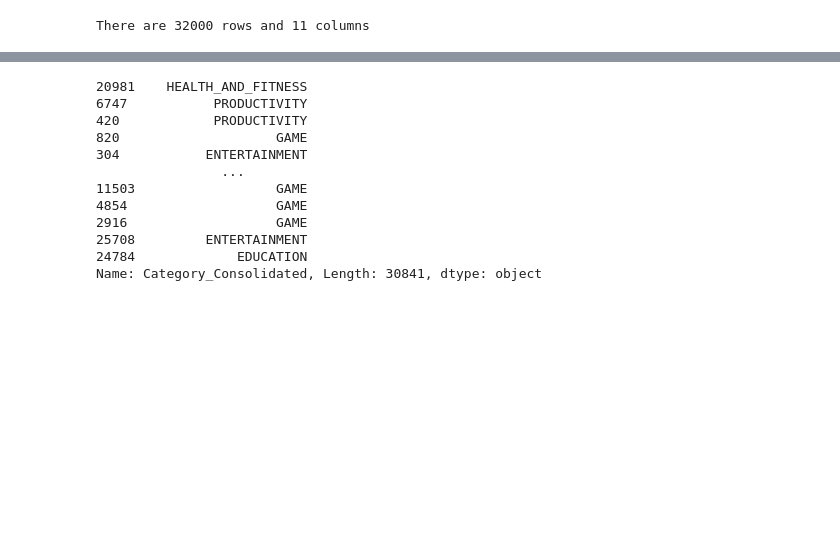
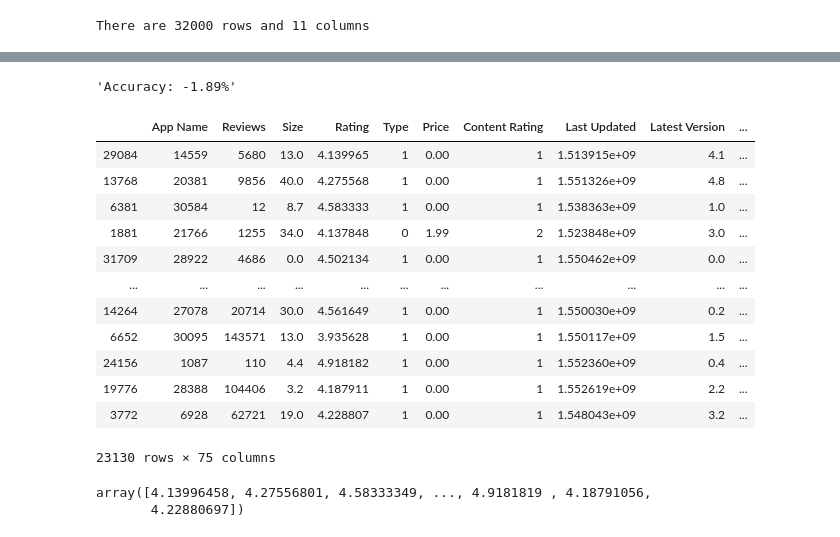
Before and after one commit to varun921995/App-Prophesy, a Jupyter notebook: dataset/Machine Modelling.ipynb, the cells around one changed output, grey strips where cells are left out. Drawn from its saved outputs; the diff is of its cells as text; code cells hidden in the pictures; blank space fills up the shorter version.

```diff
--- a/dataset/Machine Modelling.ipynb
+++ b/dataset/Machine Modelling.ipynb
@@ -224,15 +378,42 @@ Best cross-validation result (0.81) obtained for 211 trees
+# %%
+# Split data into training and testing sets
+features = ['App Name', 'Reviews', 'Size',
+            'Installs', 'Type', 'Price',
+            'Content Rating', 'Last Updated',
+            'Latest Version']
+
+features.extend(category_list)
+X = df_train[features]
+y = df_train['Rating']
+
+X_train, X_test, y_train, y_test = train_test_split(X, y, test_size = 0.25, random_state = 10)
+
+xgbModel = KNeighborsRegressor(n_neighbors=15)
+xgbModel.fit(X_train, y_train)
+accuracy = xgbModel.score(X_test,y_test)
+'Accuracy: ' + str(np.round(accuracy*100, 2)) + '%'
+# %% [output]
+'Accuracy: -1.89%'
 # %%
-df_train["Category_Consolidated"]
+df_train
-# %% [output]
-20981    HEALTH_AND_FITNESS
-6747           PRODUCTIVITY
-420            PRODUCTIVITY
-820                    GAME
-304           ENTERTAINMENT
-                ...
-11503                  GAME
-4854                   GAME
-2916                   GAME
-25708         ENTERTAINMENT
-24784             EDUCATION
-Name: Category_Consolidated, Length: 30841, dtype: object
+# %%
+X_train
+# %% [output]
+|  | App Name | Reviews | Size | Rating | Type | Price | Content Rating | Last Updated | Latest Version | ... |
+| 29084 | 14559 | 5680 | 13.0 | 4.139965 | 1 | 0.00 | 1 | 1.513915e+09 | 4.1 | ... |
+| 13768 | 20381 | 9856 | 40.0 | 4.275568 | 1 | 0.00 | 1 | 1.551326e+09 | 4.8 | ... |
+| 6381 | 30584 | 12 | 8.7 | 4.583333 | 1 | 0.00 | 1 | 1.538363e+09 | 1.0 | ... |
+| 1881 | 21766 | 1255 | 34.0 | 4.137848 | 0 | 1.99 | 2 | 1.523848e+09 | 3.0 | ... |
+| 31709 | 28922 | 4686 | 0.0 | 4.502134 | 1 | 0.00 | 1 | 1.550462e+09 | 0.0 | ... |
+| ... | ... | ... | ... | ... | ... | ... | ... | ... | ... | ... |
+| 14264 | 27078 | 20714 | 30.0 | 4.561649 | 1 | 0.00 | 1 | 1.550030e+09 | 0.2 | ... |
+| 6652 | 30095 | 143571 | 13.0 | 3.935628 | 1 | 0.00 | 1 | 1.550117e+09 | 1.5 | ... |
+| 24156 | 1087 | 110 | 4.4 | 4.918182 | 1 | 0.00 | 1 | 1.552360e+09 | 0.4 | ... |
+| 19776 | 28388 | 104406 | 3.2 | 4.187911 | 1 | 0.00 | 1 | 1.552619e+09 | 2.2 | ... |
+| 3772 | 6928 | 62721 | 19.0 | 4.228807 | 1 | 0.00 | 1 | 1.548043e+09 | 3.2 | ... |
+23130 rows × 75 columns
+# %%
+y_train.unique()
+# %% [output]
+array([4.13996458, 4.27556801, 4.58333349, ..., 4.9181819 , 4.18791056,
+       4.22880697])
```
Also changed, not shown: parts of 25 cells of this notebook, 6 other files.
